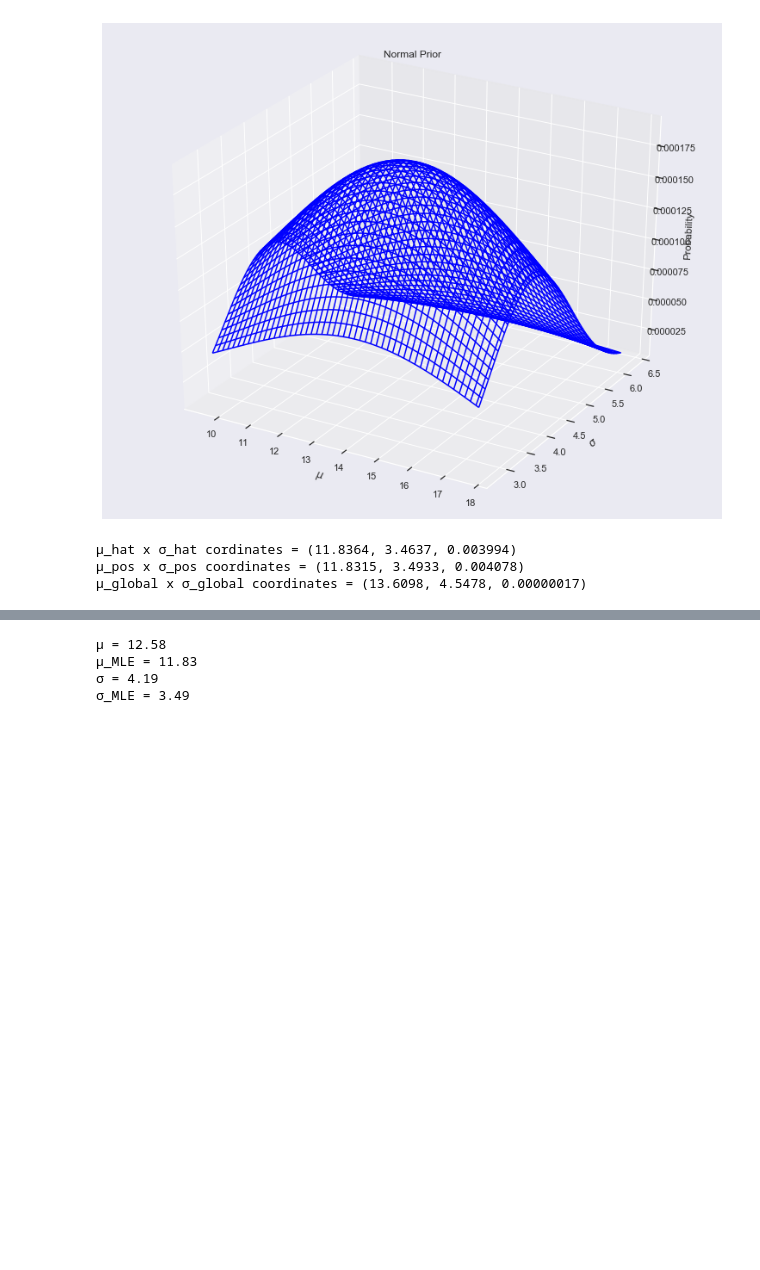
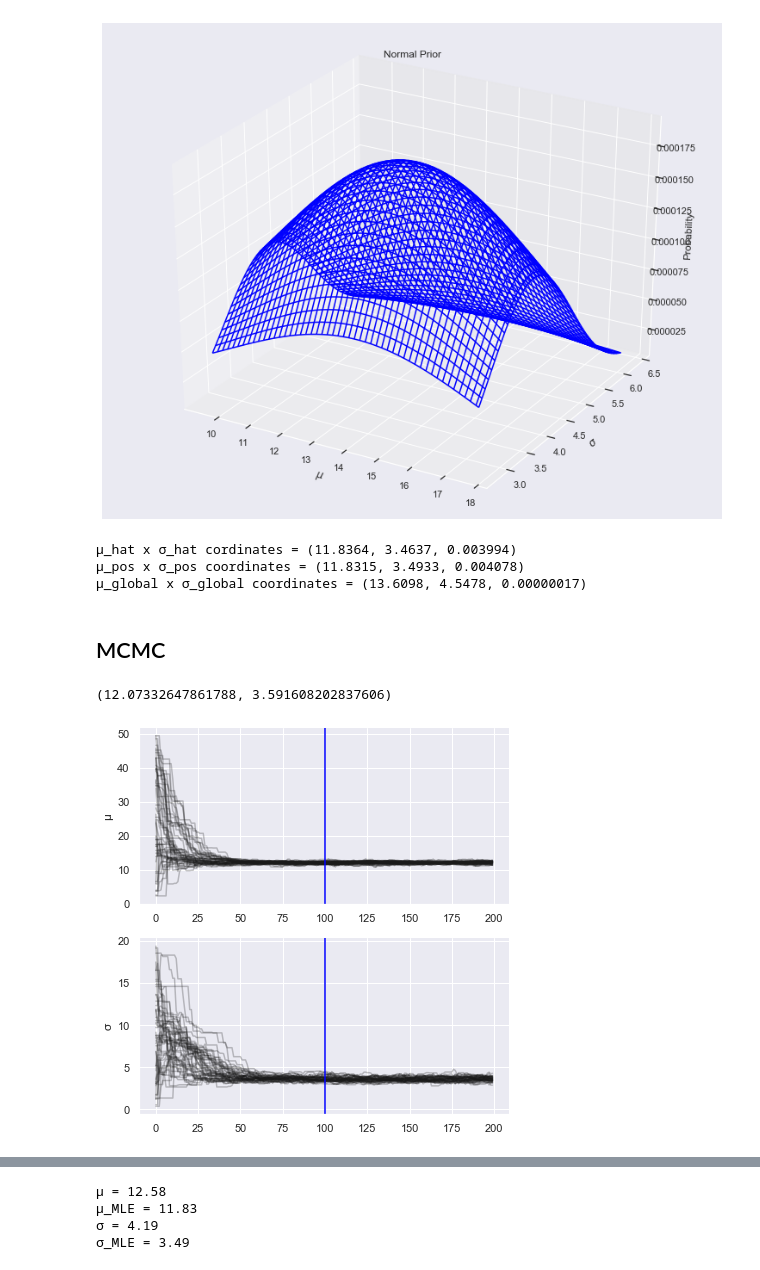
Before and after one commit to guygozlan/SciComPy_NBA, a Jupyter notebook: NBA_ver3.ipynb, the cells around one changed output, grey strips where cells are left out. Cells and saved outputs as stored; diff of their text form; code cells hidden in the pictures; blank space fills up the shorter version.

Commit message:
MCMC

```diff
--- a/NBA_ver3.ipynb
+++ b/NBA_ver3.ipynb
@@ -607,3 +603,20 @@ print (f'μ_global x σ_global coordinates = ({μ_global:.4f}, {σ_global:.4f},
 μ_hat x σ_hat cordinates = (11.8364, 3.4637, 0.003994)
 μ_pos x σ_pos coordinates = (11.8315, 3.4933, 0.004078)
 μ_global x σ_global coordinates = (13.6098, 4.5478, 0.00000017)
+# %% [markdown]
+## MCMC
+# %%
+ndim = 2
+nwalkers = 50
+nsteps  = 10000 // nwalkers
+nburn = nsteps // 2
+
+guesses = np.random.rand(nwalkers, ndim)
+guesses[:, 0] *= 50  # start mu between 0 and 2000
+guesses[:, 1] *= 20    # start sigma between 0 and 20
+
+sampler = emcee.EnsembleSampler(nwalkers, ndim, log_posterior_3d_norm, args=[one_pos_one_year_d])
+sampler.run_mcmc(guesses, nsteps)
+
+# sampler.chain.shape = (nwalkers, nsteps, ndim)
+sample = sampler.chain[:, nburn:, :].reshape(-1, ndim)
@@ -609,0 +626,17 @@ print (f'μ_global x σ_global coordinates = ({μ_global:.4f}, {σ_global:.4f},
+# %%
+μ_hat, σ_hat
+# %% [output]
+(12.07332647861788, 3.591608202837606)
+# %%
+fig, axes = plt.subplots(2, 1, figsize=(6, 6))
+
+for i, varname in enumerate(['μ', 'σ']):
+    ax = axes[i]
+    ax.plot(sampler.chain[:,:,i].T, color='k', alpha=0.25);
+    ax.axvline(nburn, color='blue')
+    ax.set_ylabel(varname)
+
+fig.tight_layout()
+sns.despine()
+# %% [output]
+[figure, added]
```
Also changed, not shown: parts of 3 cells of this notebook.
